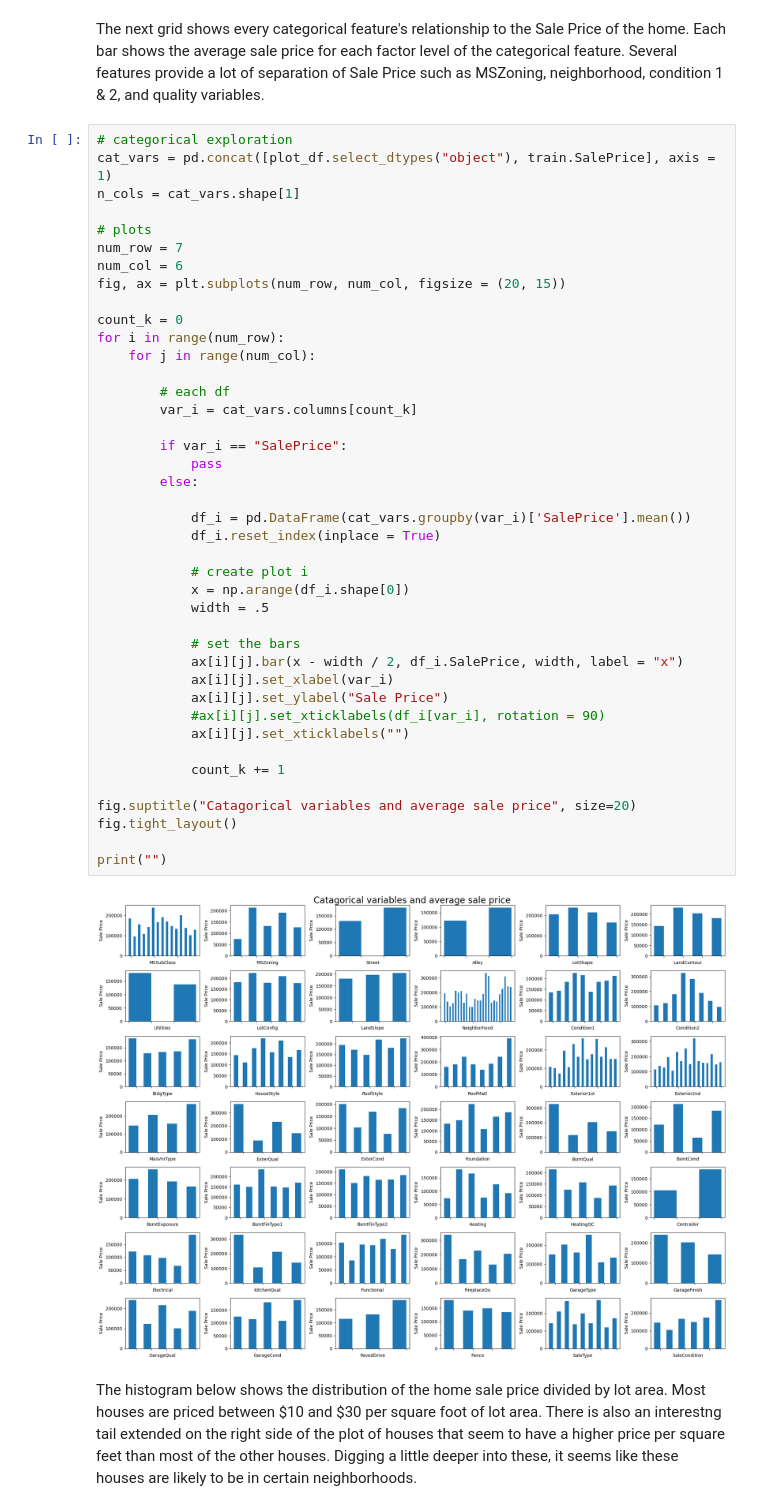
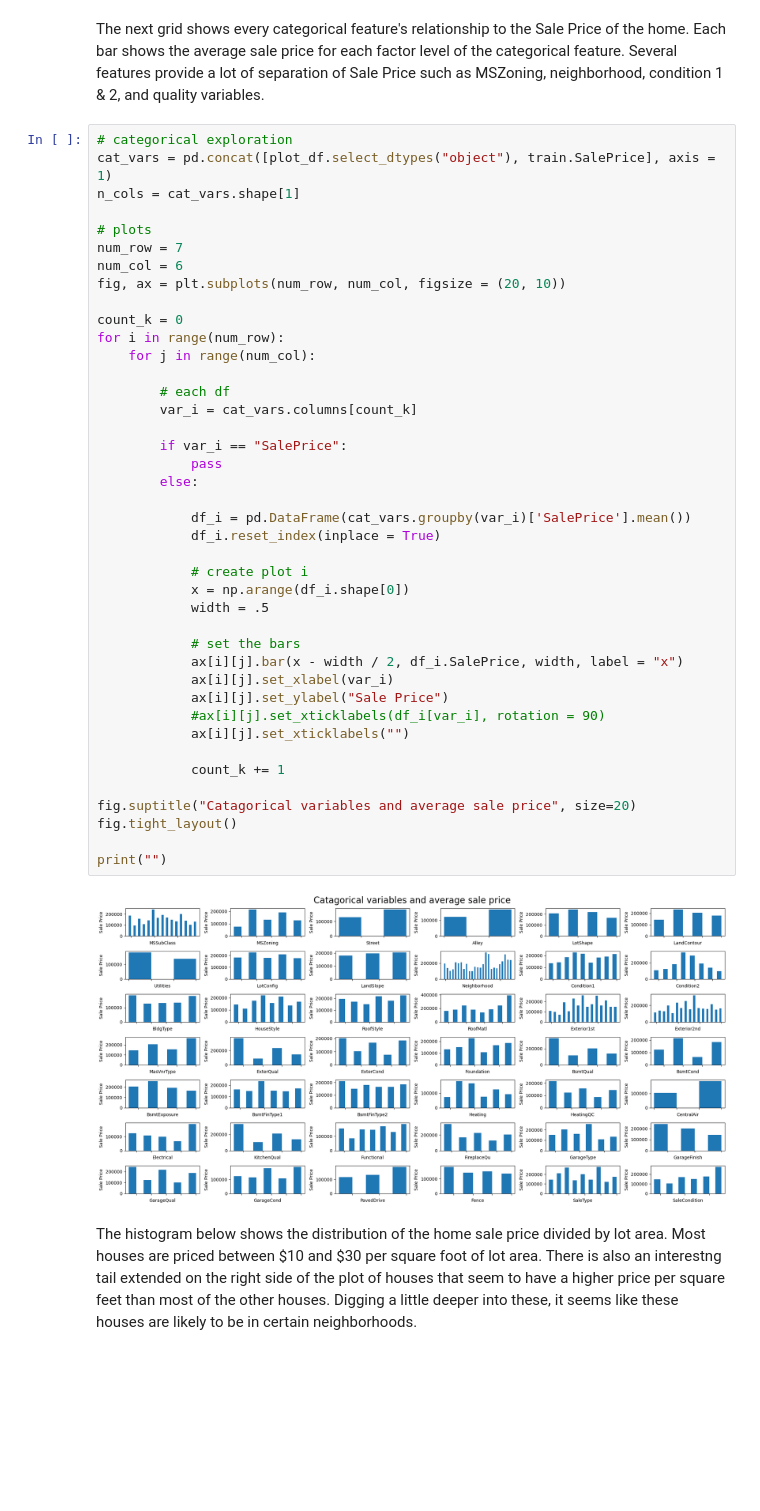
Before and after one commit to trevor-johnson1/w207_finalproject, a Jupyter notebook: final_report/final_report.ipynb, the cells around one changed output. Saved outputs shown, nothing was run; the diff lists cells and outputs as text; blank space fills up the shorter version.

```diff
--- a/final_report/final_report.ipynb
+++ b/final_report/final_report.ipynb
@@ -319,41 +320,41 @@ n_cols = cat_vars.shape[1]
 # plots
 num_row = 7
 num_col = 6
-fig, ax = plt.subplots(num_row, num_col, figsize = (20, 15))
+fig, ax = plt.subplots(num_row, num_col, figsize = (20, 10))
 
 count_k = 0
 for i in range(num_row):
     for j in range(num_col):
 
         # each df
         var_i = cat_vars.columns[count_k]
 
         if var_i == "SalePrice":
             pass
         else:
 
             df_i = pd.DataFrame(cat_vars.groupby(var_i)['SalePrice'].mean())
             df_i.reset_index(inplace = True)
 
             # create plot i
             x = np.arange(df_i.shape[0])
             width = .5
 
             # set the bars
             ax[i][j].bar(x - width / 2, df_i.SalePrice, width, label = "x")
             ax[i][j].set_xlabel(var_i)
             ax[i][j].set_ylabel("Sale Price")
             #ax[i][j].set_xticklabels(df_i[var_i], rotation = 90)
             ax[i][j].set_xticklabels("")
 
             count_k += 1
 
 fig.suptitle("Catagorical variables and average sale price", size=20)
 fig.tight_layout()
 
 print("")
 # %% [output]
-[figure, old version]
+[figure, new version]
 # %% [markdown]
 The histogram below shows the distribution of the home sale price divided by lot area. Most houses are priced between \$10 and \$30 per square foot of lot area. There is also an interestng tail extended on the right side of the plot of houses that seem to have a higher price per square feet than most of the other houses. Digging a little deeper into these, it seems like these houses are likely to be in certain neighborhoods.
 # %%
```
Also changed, not shown: parts of 5 cells of this notebook, 1 other file.
